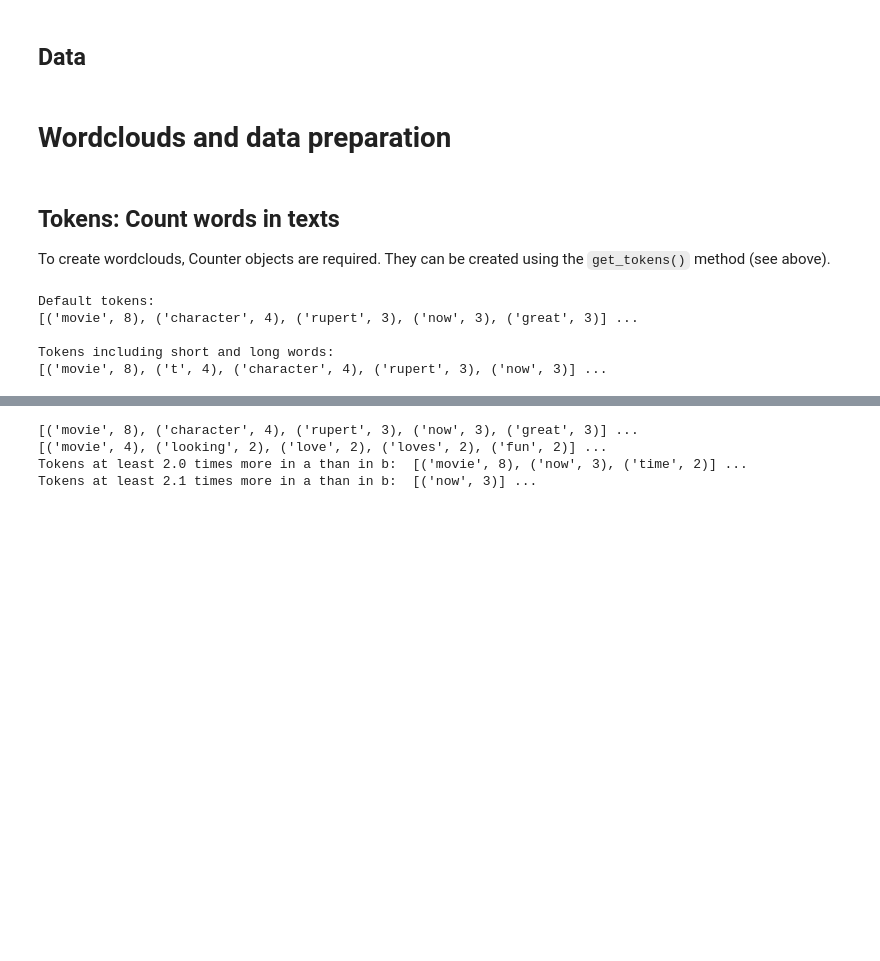
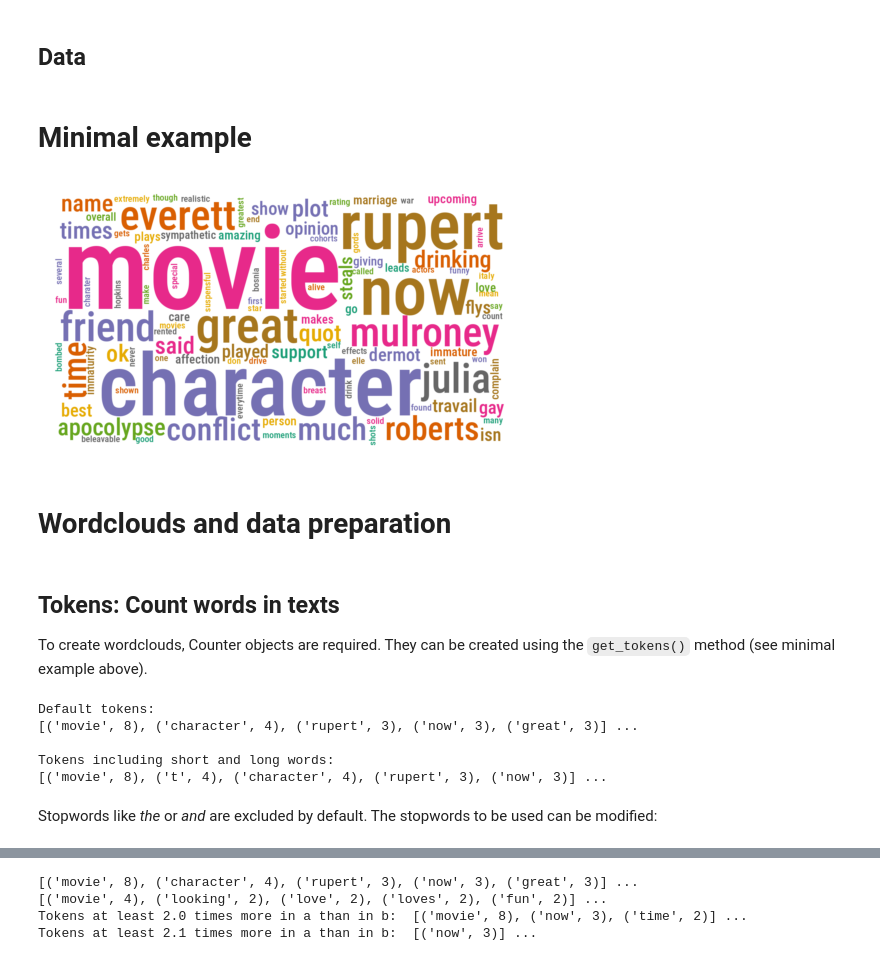
Before and after one commit to EML4U/ExplainingDriftTextEmbeddings, a Jupyter notebook: doc/notebooks/wordcloud.ipynb, the cells around one changed output, grey strips where cells are left out. Saved outputs shown, nothing was run; the diff lists cells and outputs as text; code cells hidden in the pictures; blank space fills up the shorter version.

```diff
--- a/doc/notebooks/wordcloud.ipynb
+++ b/doc/notebooks/wordcloud.ipynb
@@ -35,5 +35,20 @@ b = []
 b.append("Movie. Little darlings looking I saw this movie when I was in high school and loved Tatum O'neal and Kristy McNicholl. Then it was on TCM a few months ago and the stupid cable went out. So now I am looking for it on VHS or DVD> Please get this in soon.")
 b.append("Movie. I Love Lucy 2nd Season The video arrived on time in perfect condition. It was a gift and all I really know is that he loves watching the shows and was delighted with them.")
 b.append("Movie. Fun My daughter is 5 and loves Tim Burton. This is visually fun, off-beat and entertaining. I certainly don't mind having it on in the background and love that it is visually more interesting than a lot of stuff out there.")
+# %% [markdown]
+# Minimal example
+# %%
+wordcloud = Wordcloud()
+
+# Texts to tokens (word counts)
+tokens_a = wordcloud.get_tokens(a)
+
+# Create wordcloud object
+cloud = wordcloud.get_wordcloud(tokens_a)
+
+# Plot wordcloud
+wordcloud.plot(cloud)
+# %% [output]
+[figure, added]
 # %% [markdown]
 # Wordclouds and data preparation
@@ -44,5 +55,5 @@ tokens_b = wordcloud.get_tokens(b)
 # %% [markdown]
 ## Tokens: Count words in texts
 
-To create wordclouds, Counter objects are required. They can be created using the `get_tokens()` method (see above).
+To create wordclouds, Counter objects are required. They can be created using the `get_tokens()` method (see minimal example above).
 # %%
@@ -60,6 +71,8 @@ Default tokens:
 
 Tokens including short and long words:
 [('movie', 8), ('t', 4), ('character', 4), ('rupert', 3), ('now', 3)] ...
+# %% [markdown]
+Stopwords like *the* or *and* are excluded by default. The stopwords to be used can be modified:
 # %%
 # Stopwords are excluded
 print('Default stopwords:', STOPWORDS)
```
Also changed, not shown: parts of 12 cells of this notebook, 2 other files.
